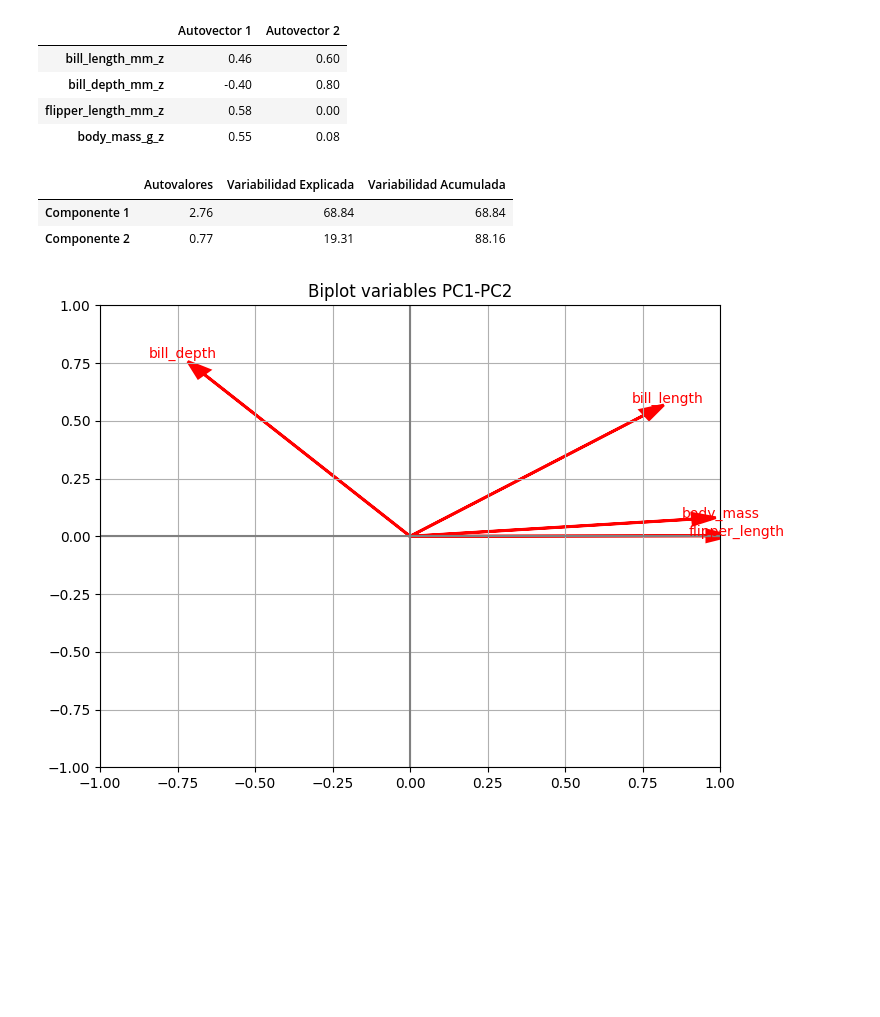
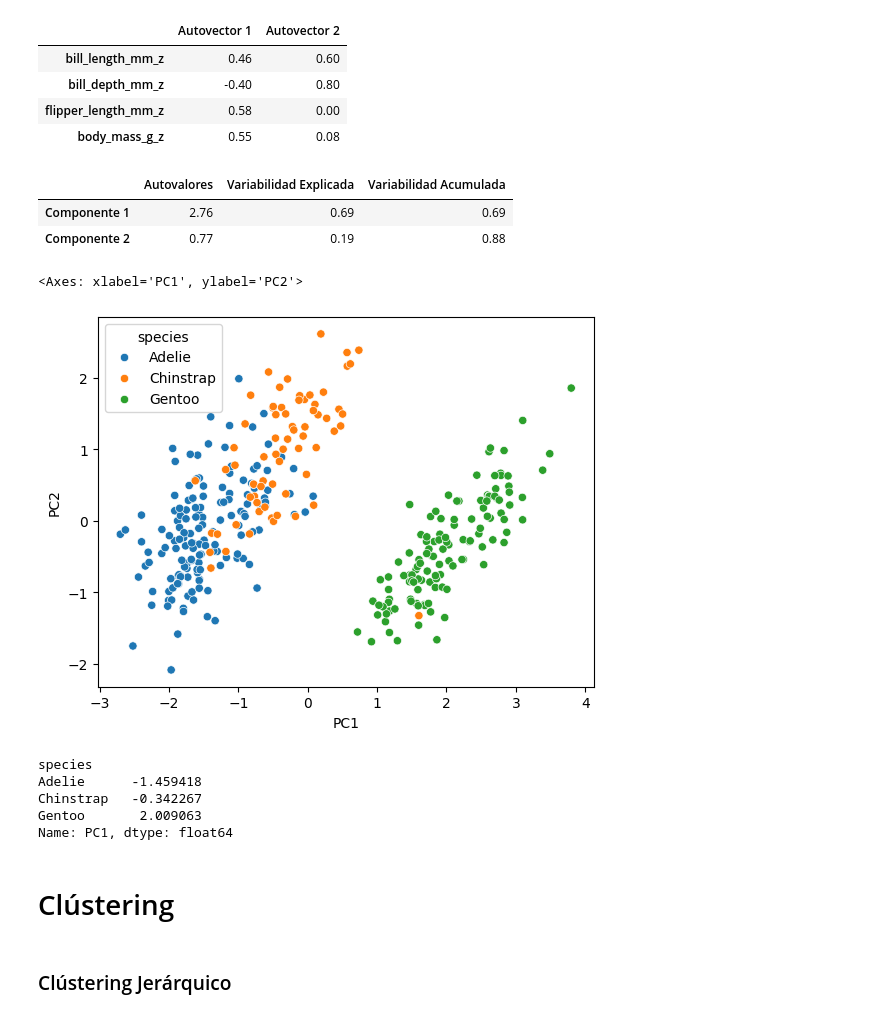
Before and after one commit to pablomedinasw/acp-clustering, a Jupyter notebook: practica.ipynb, the cells around one changed output. Saved outputs shown, nothing was run; the diff lists cells and outputs as text; code cells hidden in the pictures; blank space fills up the shorter version.

Commit message:
Tercer commit: Agrupamiento jerárquico y k-means

```diff
--- a/practica.ipynb
+++ b/practica.ipynb
@@ -167,7 +169,8 @@ plot_varianza_explicada(var_explicada, fit.n_components_)
 [figure]
 # %%
 # Crea una instancia de ACP con las dos primeras componentes que nos interesan y aplicar a los datos.
-pca = PCA(n_components=2)
+n_components = 2
+pca = PCA(n_components)
 fit = pca.fit(df_std)
 
 # Obtener los autovalores asociados a cada componente principal.
@@ -184,33 +187,36 @@ display(autovectores.style.format("{:.2f}"))
 | bill_depth_mm_z | -0.40 | 0.80 |
 | flipper_length_mm_z | 0.58 | 0.00 |
 | body_mass_g_z | 0.55 | 0.08 |
-# %%
-# Calcular la varianza explicada acumulada a medida que se agregan cada componente principal.
-var_acumulada = np.cumsum(var_explicada)
-
-# Crear un DataFrame de pandas con los datos anteriores y establecer índice.
-data = {'Autovalores': autovalores, 'Variabilidad Explicada': var_explicada, 'Variabilidad Acumulada': var_acumulada}
-tabla = pd.DataFrame(data, index=['Componente {}'.format(i) for i in range(1, fit.n_components_+1)])
-
-# Imprimir la tabla
-display(tabla.style.format("{:.2f}"))
-# %% [output]
-|  | Autovalores | Variabilidad Explicada | Variabilidad Acumulada |
-| Componente 1 | 2.76 | 68.84 | 68.84 |
-| Componente 2 | 0.77 | 19.31 | 88.16 |
-# %%
-# Asume X_std estandarizado, pca = PCA(n_components=2).fit(X_std)
-loadings = pca.components_.T * np.sqrt(pca.explained_variance_)  # Correlaciones escaladas [web:95]
-fig, ax = plt.subplots(figsize=(8,6))
-
-# Flechas para variables
-for i, var in enumerate(['bill_length', 'bill_depth', 'flipper_length', 'body_mass']):
-    ax.arrow(0, 0, loadings[i,0], loadings[i,1], head_width=0.05, color='red', lw=2)
-    ax.text(loadings[i,0]*1.1, loadings[i,1]*1.1, var, color='red', ha='center')
-
-ax.set_xlim([-1,1]); ax.set_ylim([-1,1])
-ax.axhline(0, color='gray'); ax.axvline(0, color='gray')
-ax.grid(True); plt.title('Biplot variables PC1-PC2')
-plt.show()
-# %% [output]
-[figure, removed]
+# %%
+autovalores = fit.explained_variance_  # shape (2,)
+var_explicada = fit.explained_variance_ratio_  # shape (2,)
+var_acumulada = np.cumsum(var_explicada)  # shape (2,)
+
+data = {'Autovalores': autovalores, 'Variabilidad Explicada': var_explicada,
+        'Variabilidad Acumulada': var_acumulada}
+index = ['Componente {}'.format(i) for i in range(1, fit.n_components_+1)]
+tabla = pd.DataFrame(data, index=index)
+display(tabla.style.format("{:.2f}"))
+# %% [output]
+|  | Autovalores | Variabilidad Explicada | Variabilidad Acumulada |
+| Componente 1 | 2.76 | 0.69 | 0.69 |
+| Componente 2 | 0.77 | 0.19 | 0.88 |
+# %%
+scores = pd.DataFrame(pca.transform(df_std), columns=['PC1', 'PC2'])
+scores['species'] = df_original.species  # Añade columna species
+sns.scatterplot(data=scores, x='PC1', y='PC2', hue='species')
+# %% [output]
+<Axes: xlabel='PC1', ylabel='PC2'>
+[figure, added]
+# %%
+scores.groupby('species')['PC1'].mean()
+# %% [output]
+species
+Adelie      -1.459418
+Chinstrap   -0.342267
+Gentoo       2.009063
+Name: PC1, dtype: float64
+# %% [markdown]
+# Clústering
+# %% [markdown]
+### Clústering Jerárquico
```
Also changed, not shown: parts of 25 cells of this notebook, 1 other file.
